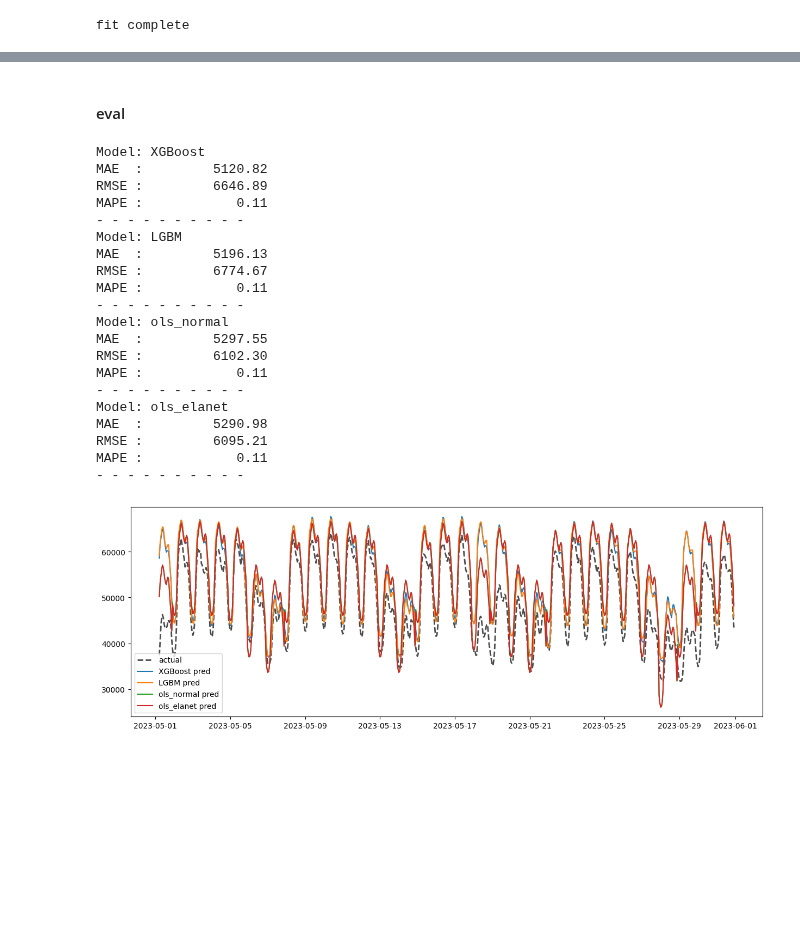
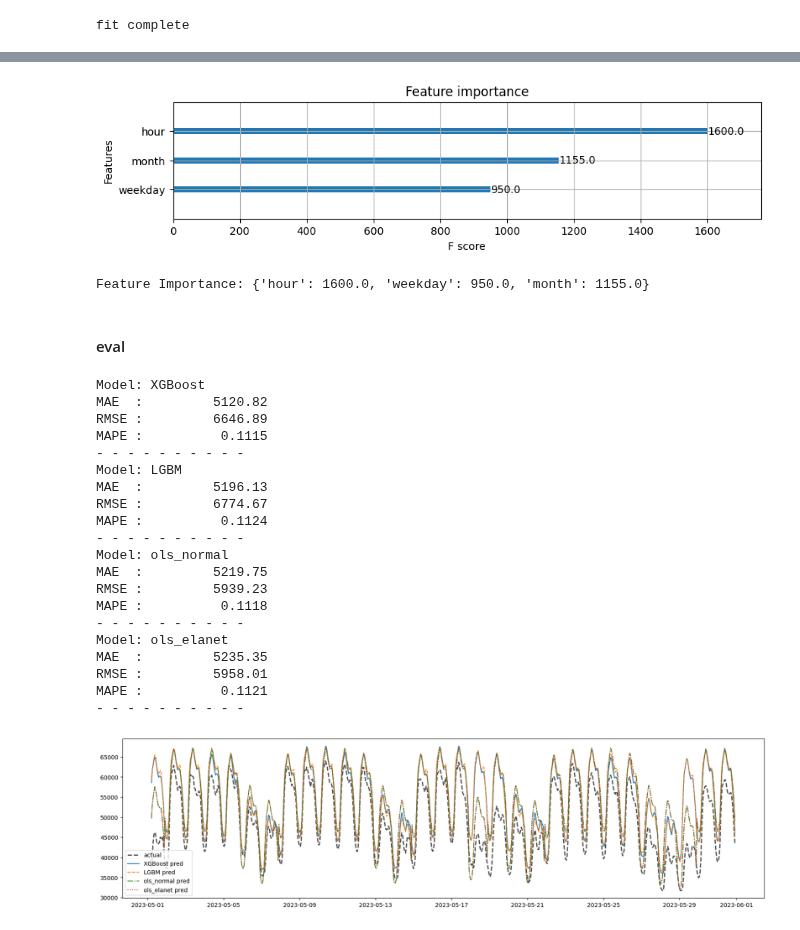
Before and after one commit to hikotei/2023_11-PTSFC, a Jupyter notebook: 2023_12_21 lin reg dummy, xgboost, lightgbm.ipynb, the cells around one changed output, grey strips where cells are left out. Drawn from its saved outputs; the diff is of its cells as text; code cells hidden in the pictures; blank space fills up the shorter version.

```diff
--- a/2023_12_21 lin reg dummy, xgboost, lightgbm.ipynb
+++ b/2023_12_21 lin reg dummy, xgboost, lightgbm.ipynb
@@ -78,7 +80,7 @@ def features_for_tree(df):
     # add month
     df_out["month"] = df_out['timestamp_CET'].dt.month
     # add weeknum
-    df_out["weeknum"] = df_out['timestamp_CET'].dt.isocalendar().week
+    # df_out["weeknum"] = df_out['timestamp_CET'].dt.isocalendar().week
 
     # get all years in dataframe
     uniq_yrs = df_out['timestamp_CET'].dt.year.unique()
@@ -558,7 +561,7 @@ X_test = X_test.drop(['gesamt'], axis=1)
 # - - - - - - - - - - - - - -
 # train test split for regression
 
-df = create_dummy_df(df_energy_small, hour_method='seasonal', holiday_method='simple')
+df = create_dummy_df(df_energy_small, hour_method='seasonal', holiday_method='separate')
 
 X_train_reg = df.iloc[:n_train].drop(['timestamp_CET', 'gesamt'], axis=1)
 X_test_reg = df.iloc[-n_test:].drop(['timestamp_CET', 'gesamt'], axis=1)
@@ -596,10 +643,23 @@ fit complete
+# %%
+# Plot feature importance
+fig, ax = plt.subplots(figsize=(10, 2))
+xgb.plot_importance(booster, ax=ax)
+plt.show()
+
+# Alternatively, you can access the feature importance directly
+feature_importance = booster.get_fscore()
+print("Feature Importance:", feature_importance)
+# %% [output]
+[figure, added]
+Feature Importance: {'hour': 1600.0, 'weekday': 950.0, 'month': 1155.0}
 # %% [markdown]
 #### eval
 # %%
 models = [xgboost_model, lgbm_model, ols_results, elanet_results]
 names = ['XGBoost', 'LGBM', 'ols_normal', 'ols_elanet']
+linestyles = ['-', '--', '-.', ':']
 
-plt.figure(figsize=(15, 5))
+plt.figure(figsize=(20, 5))
 plt.plot(y_test, color='black', lw=2, ls='--', label='actual', alpha=0.7)
 
 for model_idx, model in enumerate(models):
@@ -614,41 +674,42 @@ for model_idx, model in enumerate(models):
         y_test_pred = model.predict(X_test_reg).astype(float)
 
     else :
 
         # In-sample predictions
         y_train_pred = model.predict(X_train)
         # Out-of-sample predictions
         y_test_pred = model.predict(X_test)
 
     print(f"Model: {names[model_idx]}")
     print(f"MAE  : {mean_absolute_error(y_test, y_test_pred):>15.2f}")
     print(f"RMSE : {np.sqrt(mean_squared_error(y_test, y_test_pred)):>15.2f}")
-    print(f"MAPE : {mean_absolute_percentage_error(y_test, y_test_pred):>15.2f}")
+    print(f"MAPE : {mean_absolute_percentage_error(y_test, y_test_pred):>15.4f}")
     print('- ' * 10)
 
-    plt.plot(y_test.index, y_test_pred, label=f'{names[model_idx]} pred')
+    # iterate through linestyles for each model
+    plt.plot(y_test.index, y_test_pred, ls=linestyles[model_idx], label=f'{names[model_idx]} pred')
 
 plt.legend()
 plt.show()
 # %% [output]
 Model: XGBoost
 MAE  :         5120.82
 RMSE :         6646.89
-MAPE :            0.11
+MAPE :          0.1115
 - - - - - - - - - -
 Model: LGBM
 MAE  :         5196.13
 RMSE :         6774.67
-MAPE :            0.11
+MAPE :          0.1124
 - - - - - - - - - -
 Model: ols_normal
-MAE  :         5297.55
-RMSE :         6102.30
-MAPE :            0.11
+MAE  :         5219.75
+RMSE :         5939.23
+MAPE :          0.1118
 - - - - - - - - - -
 Model: ols_elanet
-MAE  :         5290.98
-RMSE :         6095.21
-MAPE :            0.11
+MAE  :         5235.35
+RMSE :         5958.01
+MAPE :          0.1121
 - - - - - - - - - -
-[figure, old version]
+[figure, new version]
```
Also changed, not shown: parts of 6 cells of this notebook.
